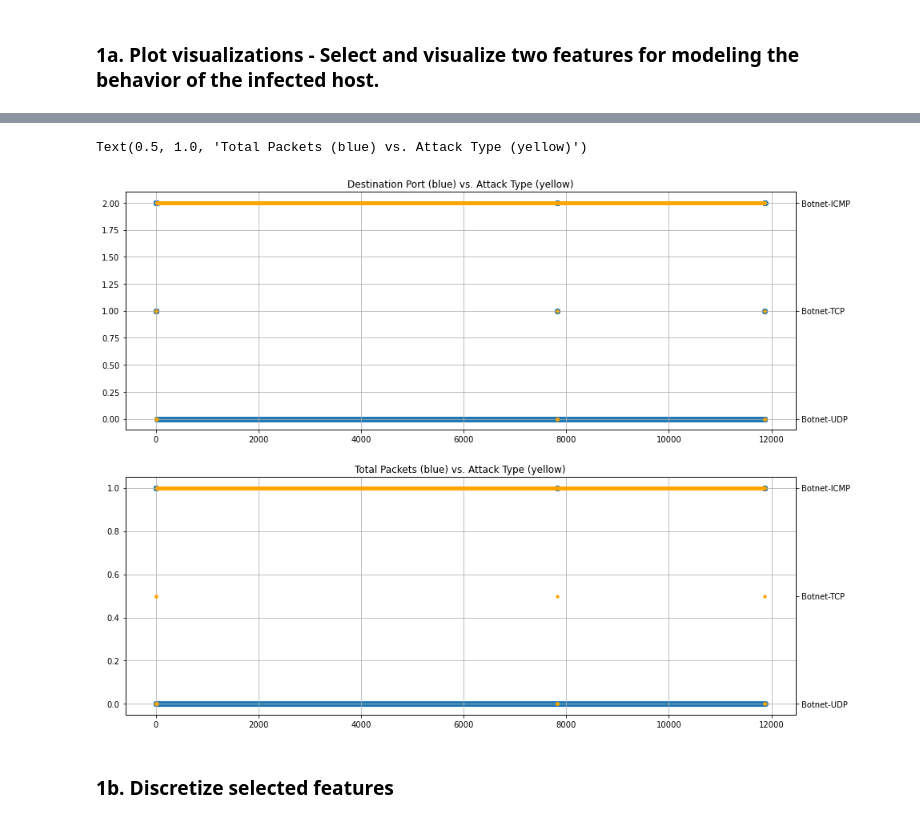
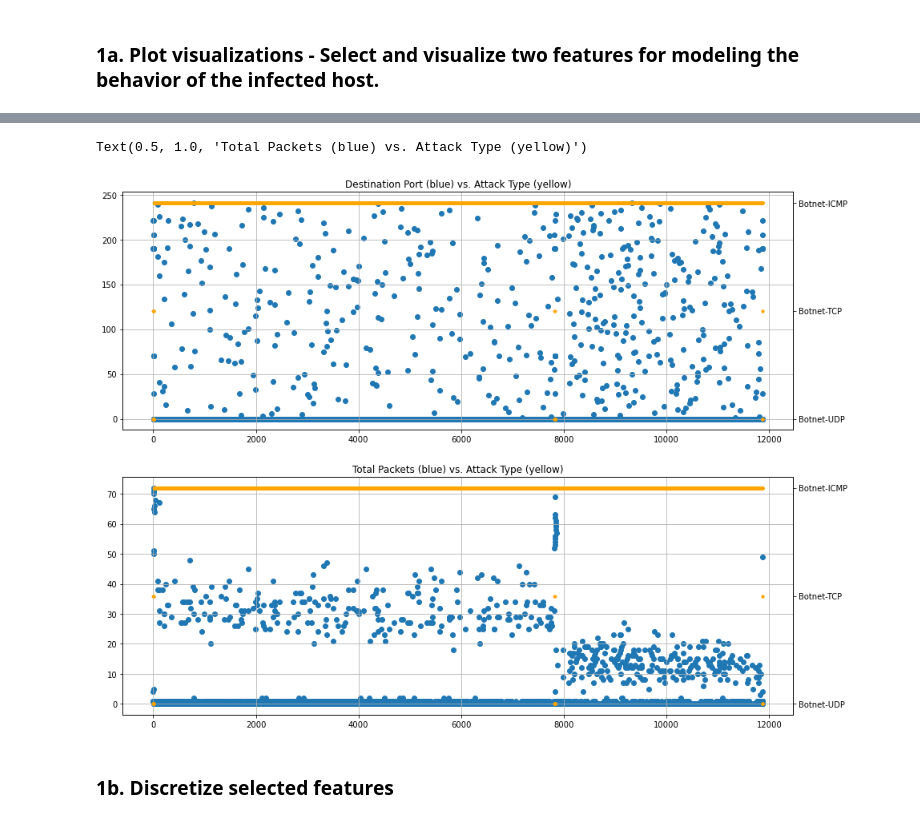
Before and after one commit to awrgold/cyber_data_analytics, a Jupyter notebook: Lab3_v2.ipynb, the cells around one changed output, grey strips where cells are left out. Drawn from its saved outputs; the diff is of its cells as text; code cells hidden in the pictures.

```diff
--- a/Lab3_v2.ipynb
+++ b/Lab3_v2.ipynb
@@ -320,27 +309,27 @@ Text(0.5, 1.0, 'Correlation heat map')
 # %%
 fig, (ax1, ax3) = plt.subplots(2,1,figsize=(15,12))
 
 
-ax1.scatter(df_10_enc.index, df_10_enc.Proto, marker='o', alpha=1)
+ax1.scatter(df_10_enc.index, df_10_enc.Dport, marker='o', alpha=1)
 ax2 = ax1.twinx()
 ax1.grid()
 ax2.scatter(df_10_enc.index, df_10_enc.MetaLabel, marker=".", color='orange', alpha=1)
 # ax1.legend(['Dport'], loc='upper left')
 # ax2.legend(['Label'], loc='upper right')
 
 
-ax3.scatter(df_10_enc.index, df_10_enc.Dir, marker='o', alpha=1)
+ax3.scatter(df_10_enc.index, df_10_enc.TotPkts, marker='o', alpha=1)
 ax4 = ax3.twinx()
 ax3.grid()
 ax4.scatter(df_10_enc.index, df_10_enc.MetaLabel, marker=".", color='orange', alpha=1)
 # ax3.legend(['TotPkts'], loc='center left')
 # ax4.legend(['Label'], loc='center right')
 
 ax1.set_title('Destination Port (blue) vs. Attack Type (yellow)')
 ax3.set_title('Total Packets (blue) vs. Attack Type (yellow)')
 # %% [output]
 Text(0.5, 1.0, 'Total Packets (blue) vs. Attack Type (yellow)')
-[figure, old version]
+[figure, new version]
 # %%
 # fig, (ax1, ax3) = plt.subplots(2,1,figsize=(15,12))
 
```
Also changed, not shown: parts of 11 cells of this notebook.
